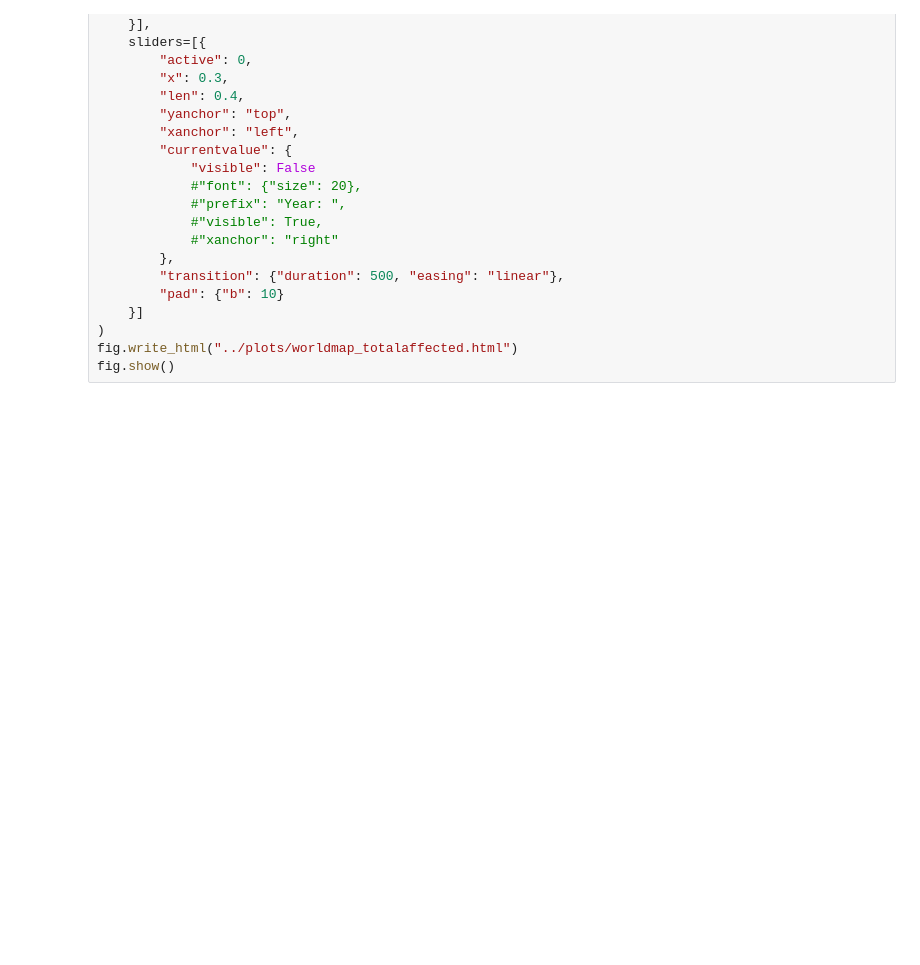
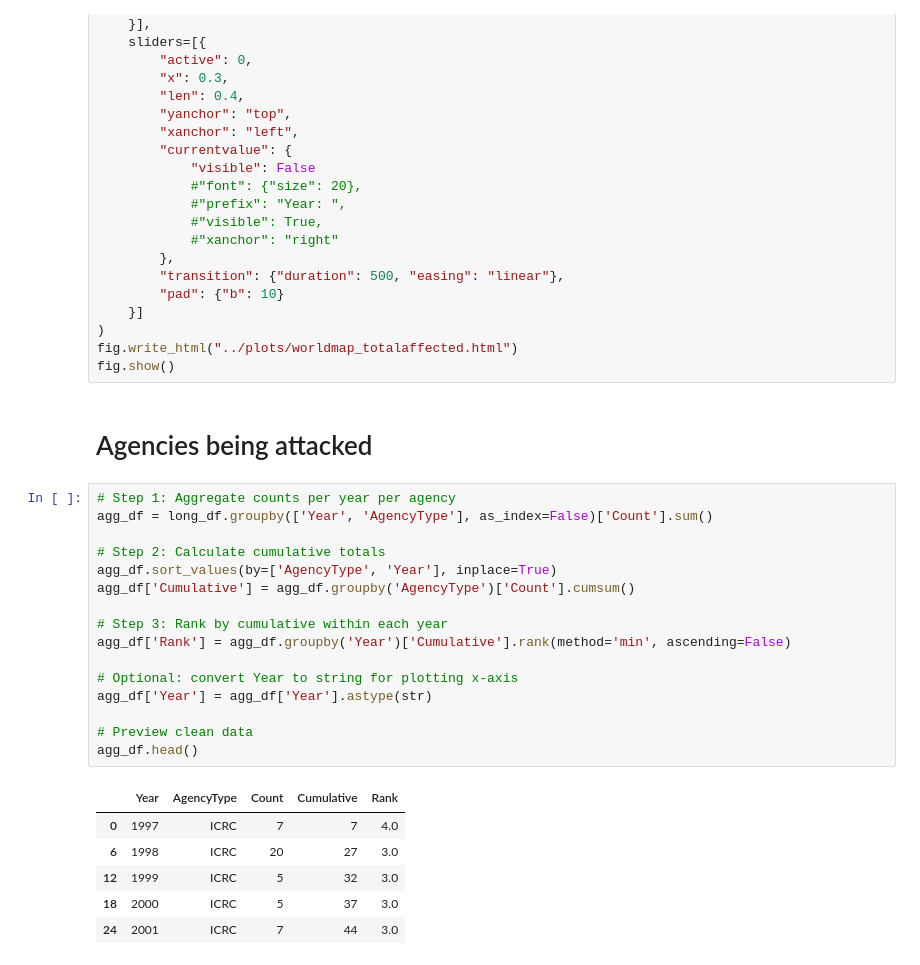
Before and after one commit to NandiniKodali988/Scholarship, a Jupyter notebook: code/visualizations.ipynb, the cells around one changed output. Cells and saved outputs as stored; diff of their text form; blank space fills up the shorter version.

```diff
--- a/code/visualizations.ipynb
+++ b/code/visualizations.ipynb
@@ -301,3 +302,28 @@ fig.update_layout(
 )
 fig.write_html("../plots/worldmap_totalaffected.html")
 fig.show()
+# %% [markdown]
+# Agencies being attacked
+# %%
+# Step 1: Aggregate counts per year per agency
+agg_df = long_df.groupby(['Year', 'AgencyType'], as_index=False)['Count'].sum()
+
+# Step 2: Calculate cumulative totals
+agg_df.sort_values(by=['AgencyType', 'Year'], inplace=True)
+agg_df['Cumulative'] = agg_df.groupby('AgencyType')['Count'].cumsum()
+
+# Step 3: Rank by cumulative within each year
+agg_df['Rank'] = agg_df.groupby('Year')['Cumulative'].rank(method='min', ascending=False)
+
+# Optional: convert Year to string for plotting x-axis
+agg_df['Year'] = agg_df['Year'].astype(str)
+
+# Preview clean data
+agg_df.head()
+# %% [output]
+|  | Year | AgencyType | Count | Cumulative | Rank |
+| 0 | 1997 | ICRC | 7 | 7 | 4.0 |
+| 6 | 1998 | ICRC | 20 | 27 | 3.0 |
+| 12 | 1999 | ICRC | 5 | 32 | 3.0 |
+| 18 | 2000 | ICRC | 5 | 37 | 3.0 |
+| 24 | 2001 | ICRC | 7 | 44 | 3.0 |
```
Also changed, not shown: parts of 2 cells of this notebook, 1 other file.
